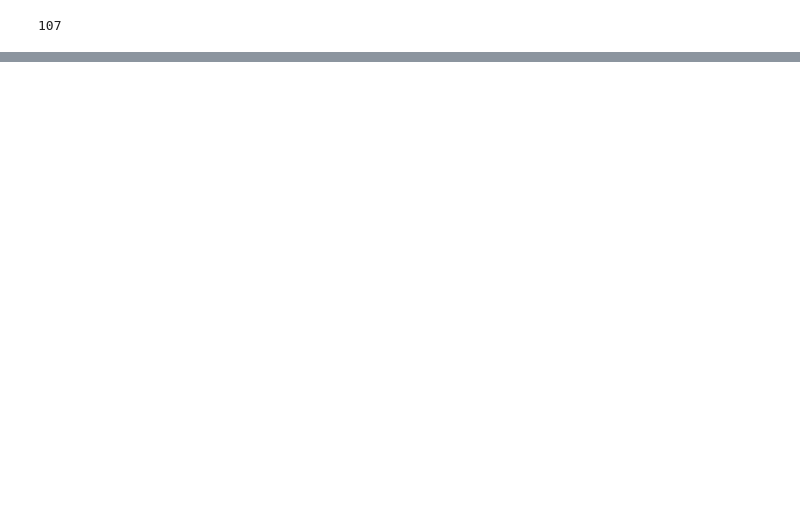
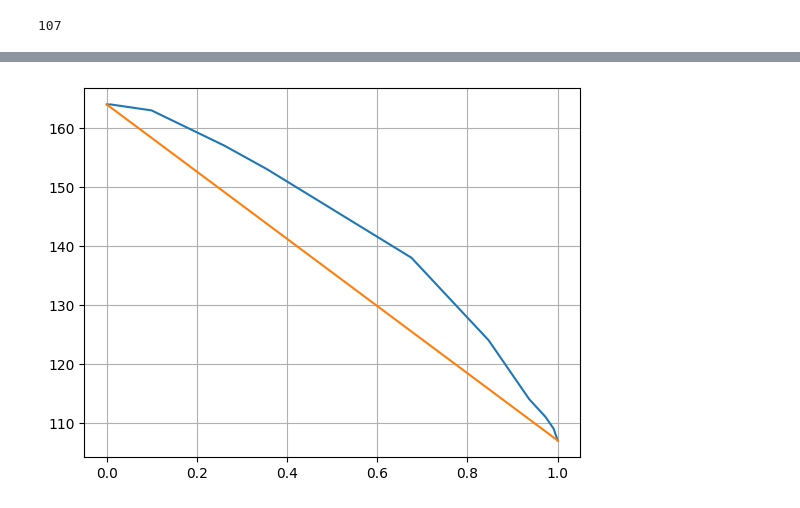
Before and after one commit to HyunjoonCho/lachesis, a Jupyter notebook: routellm/routellm.ipynb, the cells around one changed output, grey strips where cells are left out. Cells and saved outputs as stored; diff of their text form; code cells hidden in the pictures; blank space fills up the shorter version.

```diff
--- a/routellm/routellm.ipynb
+++ b/routellm/routellm.ipynb
@@ -146,11 +148,22 @@ for bug_id in gpt_result:
+# %%
+llama_key_list = list(llama_result.keys())
+
+def acc_at_1_and_weak_model_calls_for_threshold(threshold):
+    aggregated_ranks = list()
+    weak_model_count = 0
+    for i, bug_id in enumerate(gpt_result):
+        if probs[bug_id] > threshold:
+            aggregated_ranks.append(gpt_ranks[i])
+        else:
+            aggregated_ranks.append(llama_ranks[i])
+            weak_model_count += 1
+    return len(list(filter(lambda x: x == 1, aggregated_ranks))), weak_model_count
 # %%
-threshold = 0.5
+list_of_acc_at_1 = list()
+weak_model_calls = list()
 
-aggregated_ranks = list()
-weak_model_count = 0
-for gpt_i, llama_i in enumerate(mapped_indices):
-    if probs[llama_i] > threshold:
-        aggregated_ranks.append(gpt_ranks[gpt_i])
-    else:
-        aggregated_ranks.append(llama_ranks[gpt_i])
-        weak_model_count += 1
+for i in range(20 + 1):
+    threshold = 0.05 * i
+    acc_at_1, weak_model = acc_at_1_and_weak_model_calls_for_threshold(threshold)
+    list_of_acc_at_1.append(acc_at_1)
+    weak_model_calls.append(weak_model / 222)
@@ -164,0 +170,8 @@ print(weak_model_count)
+# %%
+plt.plot(weak_model_calls, list_of_acc_at_1, label='routed')
+plt.plot([0.0, 1.0], [164, 107], label='y=x')
+plt.grid(True)
+plt.legend(True)
+plt.show()
+# %% [output]
+[figure, added]
```
Also changed, not shown: parts of 6 cells of this notebook.
